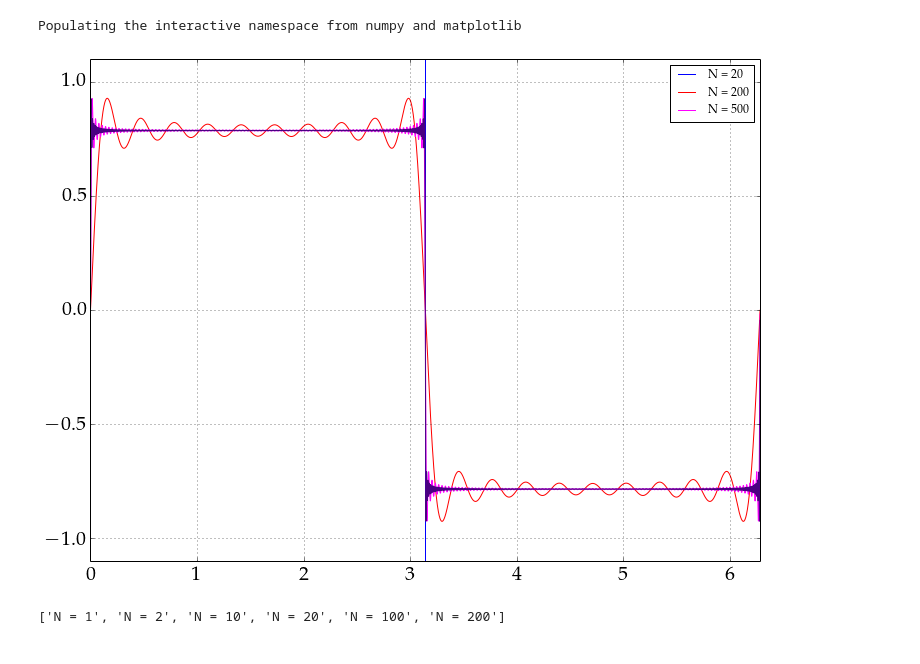
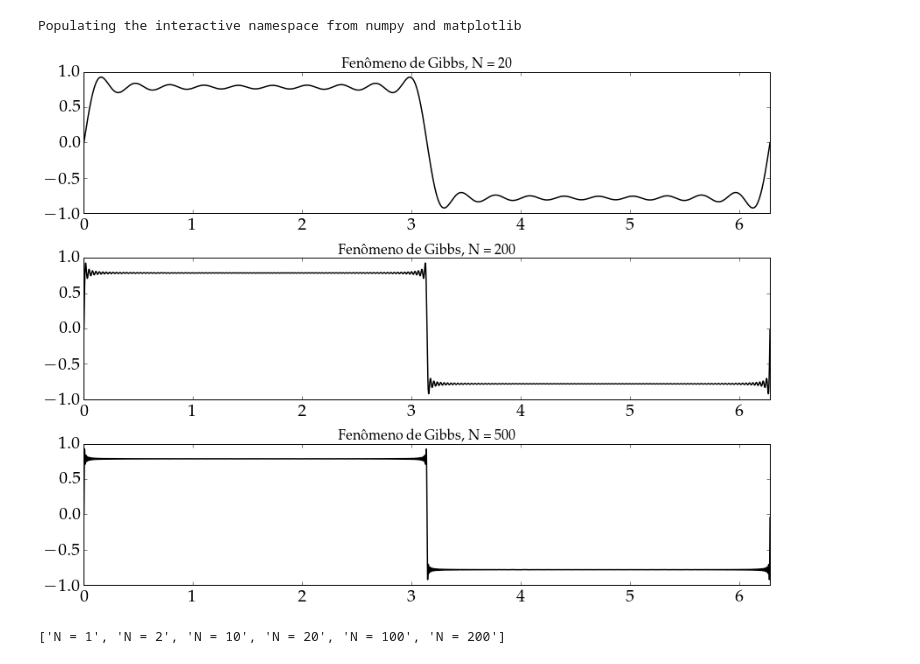
Before and after one commit to renanbirck/pyfilter, a Jupyter notebook: scripts/Gibbs phenomenon.ipynb, the cells around one changed output. Cells and saved outputs as stored; diff of their text form; code cells hidden in the pictures.

```diff
--- a/scripts/Gibbs phenomenon.ipynb
+++ b/scripts/Gibbs phenomenon.ipynb
@@ -21,18 +21,24 @@ def sum_of_sine(N, x):
 Populating the interactive namespace from numpy and matplotlib
 # %%
 plt.figure(1, figsize=(12,9))
-plt.xlim([0, 2*np.pi])
-plt.ylim([-1.1, 1.1])
 plt.grid()
 xvals = np.arange(0, 2*np.pi, 0.001)
-plt.axvline(np.pi)
+#plt.axvline(np.pi)
 vals = [20, 200, 500]
+leg = []
+
 for pos, N in enumerate(vals):
-    plot(xvals, [sum_of_sine(N, x) for x in xvals], color=['red', 'magenta', 'indigo'][pos])
-legend(map(lambda x: "N = {}".format(x), vals), loc='best')
-plt.savefig('gibbs.svg')
+    plt.subplot(311 + pos)
+    plt.title(u"Fen\^omeno de Gibbs, N = {}".format(N), fontsize=16)
+    plt.tight_layout()
+    plot(xvals, [sum_of_sine(N, x) for x in xvals], 'k', linewidth=1.5)
+    plt.xlim([0, 2*np.pi])
+
+    #plt.legend(["N = {}".format(N)])
+#plt.legend(leg)
+plt.savefig('gibbs.eps')
 # %% [output]
-[figure, old version]
+[figure, new version]
 # %%
 # %% [output]
 ['N = 1', 'N = 2', 'N = 10', 'N = 20', 'N = 100', 'N = 200']
```
Also changed, not shown: parts of 1 cell of this notebook, 20 other files.
